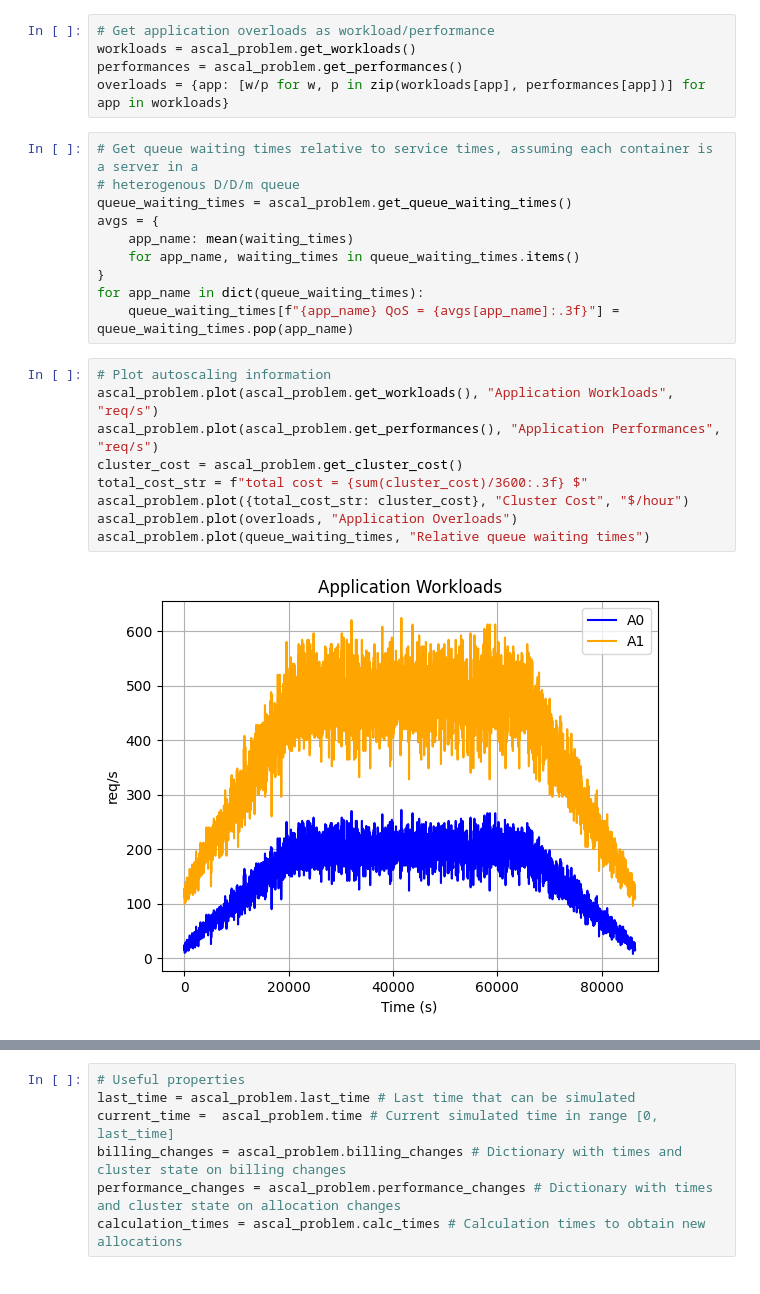
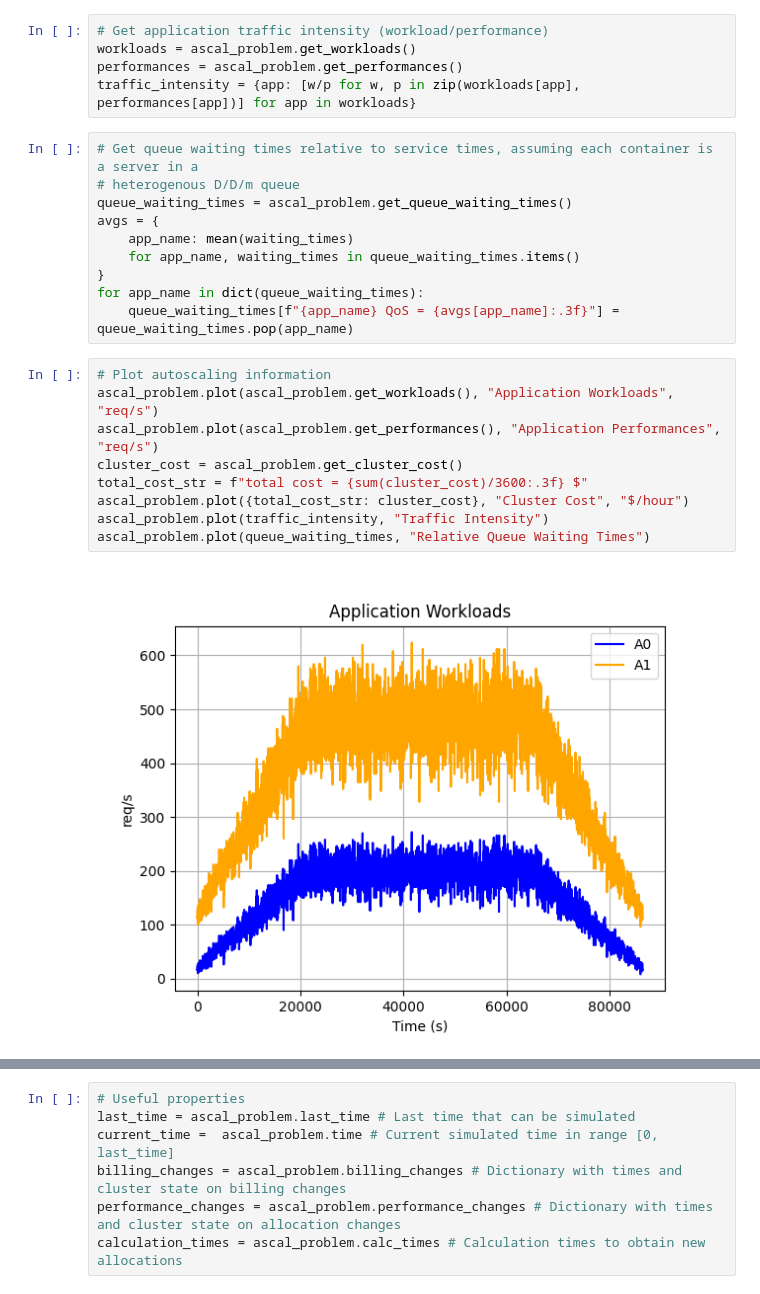
Before and after one commit to asi-uniovi/ascal, a Jupyter notebook: examples/ex1/ex1.ipynb, the cells around one changed output, grey strips where cells are left out. Cells and saved outputs as stored; diff of their text form.

```diff
--- a/examples/ex1/ex1.ipynb
+++ b/examples/ex1/ex1.ipynb
@@ -52,10 +53,10 @@ ascal_problem.write_cost_csv('cost.csv')
 # Write allocations in a YAML file
 ascal_problem.write_allocations('allocations.yaml')
 # %%
-# Get application overloads as workload/performance
+# Get application traffic intensity (workload/performance)
 workloads = ascal_problem.get_workloads()
 performances = ascal_problem.get_performances()
-overloads = {app: [w/p for w, p in zip(workloads[app], performances[app])] for app in workloads}
+traffic_intensity = {app: [w/p for w, p in zip(workloads[app], performances[app])] for app in workloads}
 # %%
 # Get queue waiting times relative to service times, assuming each container is a server in a
 # heterogenous D/D/m queue
@@ -69,11 +70,11 @@ for app_name in dict(queue_waiting_times):
 # %%
 # Plot autoscaling information
 ascal_problem.plot(ascal_problem.get_workloads(), "Application Workloads", "req/s")
 ascal_problem.plot(ascal_problem.get_performances(), "Application Performances", "req/s")
 cluster_cost = ascal_problem.get_cluster_cost()
 total_cost_str = f"total cost = {sum(cluster_cost)/3600:.3f} $"
 ascal_problem.plot({total_cost_str: cluster_cost}, "Cluster Cost", "$/hour")
-ascal_problem.plot(overloads, "Application Overloads")
-ascal_problem.plot(queue_waiting_times, "Relative queue waiting times")
+ascal_problem.plot(traffic_intensity, "Traffic Intensity")
+ascal_problem.plot(queue_waiting_times, "Relative Queue Waiting Times")
 # %% [output]
-[figure, old version]
+[figure, new version]
```
Also changed, not shown: parts of 5 cells of this notebook, 54 other files.
